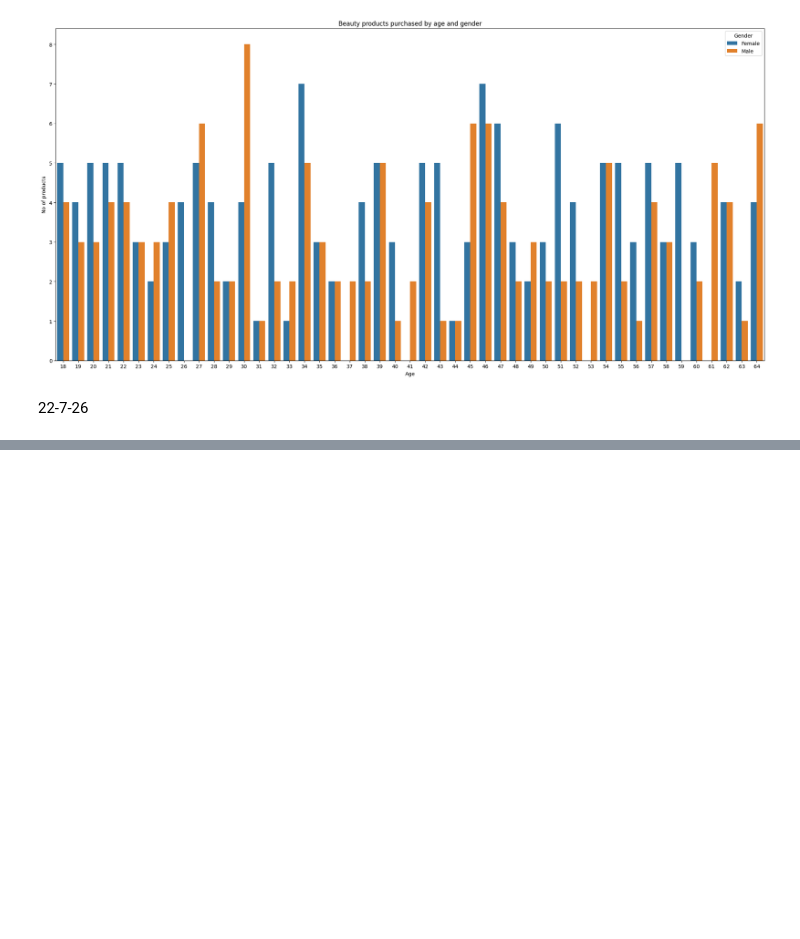
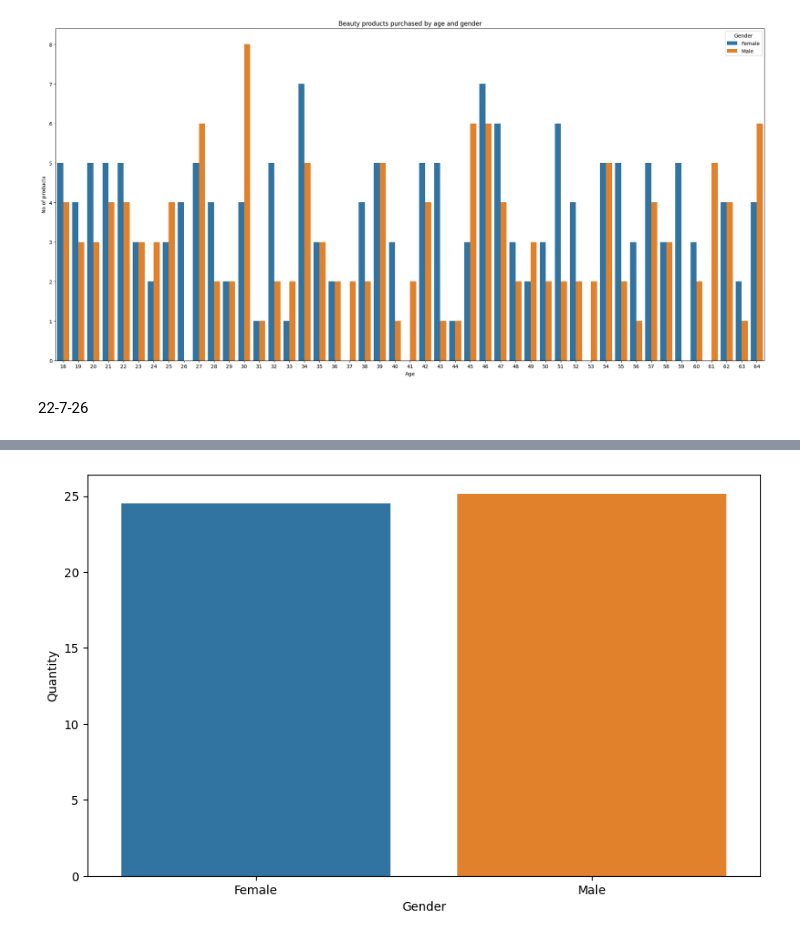
Before and after one commit to esairajesh2-droid/visualization-_learning, a Jupyter notebook: simplevisualization5.ipynb, the cells around one changed output, grey strips where cells are left out. Drawn from its saved outputs; the diff is of its cells as text; code cells hidden in the pictures; blank space fills up the shorter version.

```diff
--- a/simplevisualization5.ipynb
+++ b/simplevisualization5.ipynb
@@ -92,0 +95,4 @@ plt.show()
+# %%
+clothing=df[df['Product Category']=='Clothing']
+clothing_by_gender=clothing.groupby(['Gender','Total Amount'])['Quantity'].sum().reset_index()
+print(clothing_by_gender)
@@ -92,0 +117,6 @@ plt.show()
+# %%
+plt.figure(figsize=(10,6))
+sns.barplot(data=clothing_by_gender,x='Gender',y='Quantity',errorbar=None,hue='Gender')
+plt.show()
+# %% [output]
+[figure, added]
```
Also changed, not shown: parts of 4 cells of this notebook.
